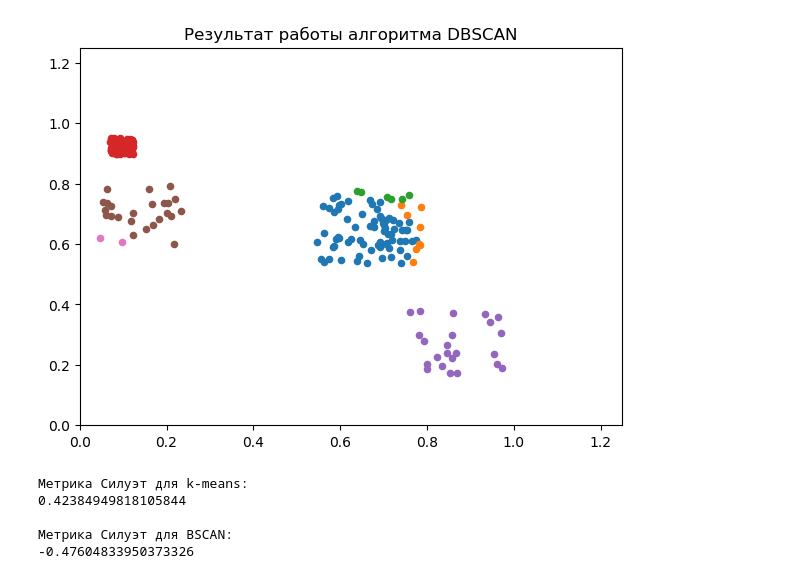
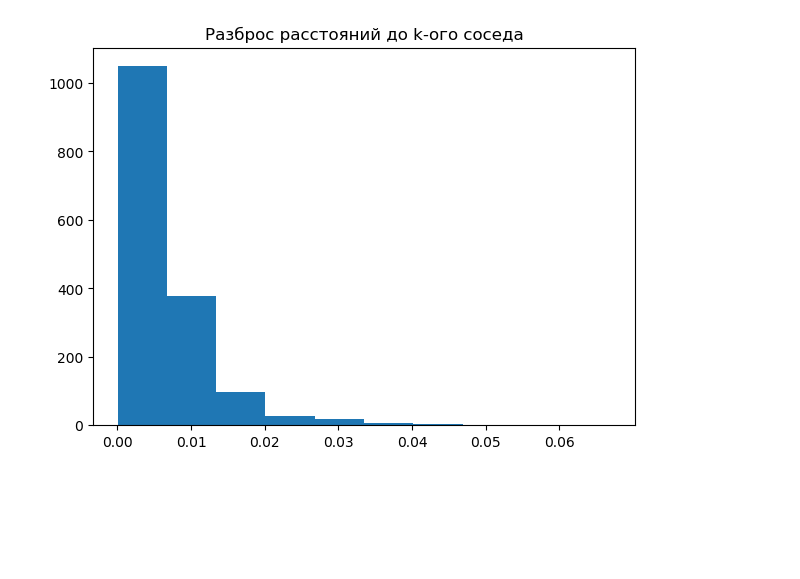
Before and after one commit to ikarinishimura/Data, a Jupyter notebook: clusterization/clusterization.ipynb, the cells around one changed output. Saved outputs shown, nothing was run; the diff lists cells and outputs as text; code cells hidden in the pictures; blank space fills up the shorter version.

```diff
--- a/clusterization/clusterization.ipynb
+++ b/clusterization/clusterization.ipynb
@@ -166,62 +116,16 @@ def dbscan(x, y, minPts = 8, eps = 0.15):
-# %%
-xClusterDBSCAN, yClusterDBSCAN, clusterDBSCAN = dbscan(x, y)
-for i in range(0, len(xClusterDBSCAN)):
-    plt.scatter(xClusterDBSCAN[i], yClusterDBSCAN[i], s = 20.0)
-
-axes = plt.gca()
-axes.set_xlim([0, 1.25])
-axes.set_ylim([0, 1.25])
-plt.title('Результат работы алгоритма DBSCAN')
-plt.show()
-# %% [output]
-[figure, removed]
-# %%
-def averageInsideCluster(i, x, y, xCluster, yCluster, cluster):
-    sum = 0
-    clusterIndex = cluster[i]
-    clusterSize = len(xCluster[clusterIndex])
-    for j in range(clusterSize):
-        sum += d(x[i], y[i], xCluster[clusterIndex][j], yCluster[clusterIndex][j])
-    if (clusterSize != 0):
-        return sum / clusterSize
-    else:
-        return 0
-
-def findClosestCluster(i, x, y, cluster):
-    min = -1
-    minClusterIndex = 0
-    for j in range(0, len(x)):
-        if (cluster[j] != cluster[i] and (min < 0 or d(x[i], y[i], x[j], y[j]) < min)):
-            min = d(x[i], y[i], x[j], y[j])
-            minClusterIndex = cluster[j]
-    return minClusterIndex
-
-def averageRelativeToOtherCluster(i, x, y, xCluster, yCluster, cluster, otherClusterIndex):
-    sum = 0
-    otherClusterSize = len(xCluster[otherClusterIndex])
-    for j in range(otherClusterSize):
-        sum += d(x[i], y[i], xCluster[otherClusterIndex][j], yCluster[otherClusterIndex][j])
-    if (otherClusterSize != 0):
-        return sum / otherClusterSize
-    else:
-        return 0
-
-def rateClusterization(x, y, xCluster, yCluster, cluster):
-    sum = 0
-    for i in range(len(x)):
-        a = averageInsideCluster(i, x, y, xCluster, yCluster, cluster)
-        b = averageRelativeToOtherCluster(i, x, y, xCluster, yCluster, cluster, findClosestCluster(i, x, y, cluster))
-        sum += (b - a) / max([a, b])
-    return sum / len(x)
-
-print('Метрика Силуэт для k-means:')
-print(rateClusterization(x, y, xClusterKMeans, yClusterKMeans, clusterKMeans))
-print('')
-print('Метрика Силуэт для BSCAN:')
-print(rateClusterization(x, y, xClusterDBSCAN, yClusterDBSCAN, clusterDBSCAN))
-# %% [output]
-Метрика Силуэт для k-means:
-0.42384949818105844
-
-Метрика Силуэт для BSCAN:
--0.47604833950373326
+# %%
+# Определение оптимального эпсилона через поиск k-соседей
+
+from sklearn.neighbors import NearestNeighbors
+
+kDistances, indices = NearestNeighbors(n_neighbors=2).fit(X).kneighbors(X)
+kDistances.sort()
+kDistances = kDistances[:,1]
+
+kDistances.sort()
+plt.hist(kDistances, bins = 10)
+plt.xticks(np.arange(0,max(kDistances), 0.01))
+plt.title("Разброс расстояний до k-ого соседа")
+plt.show()
+# %% [output]
+[figure, added]
```
Also changed, not shown: parts of 17 cells of this notebook.
